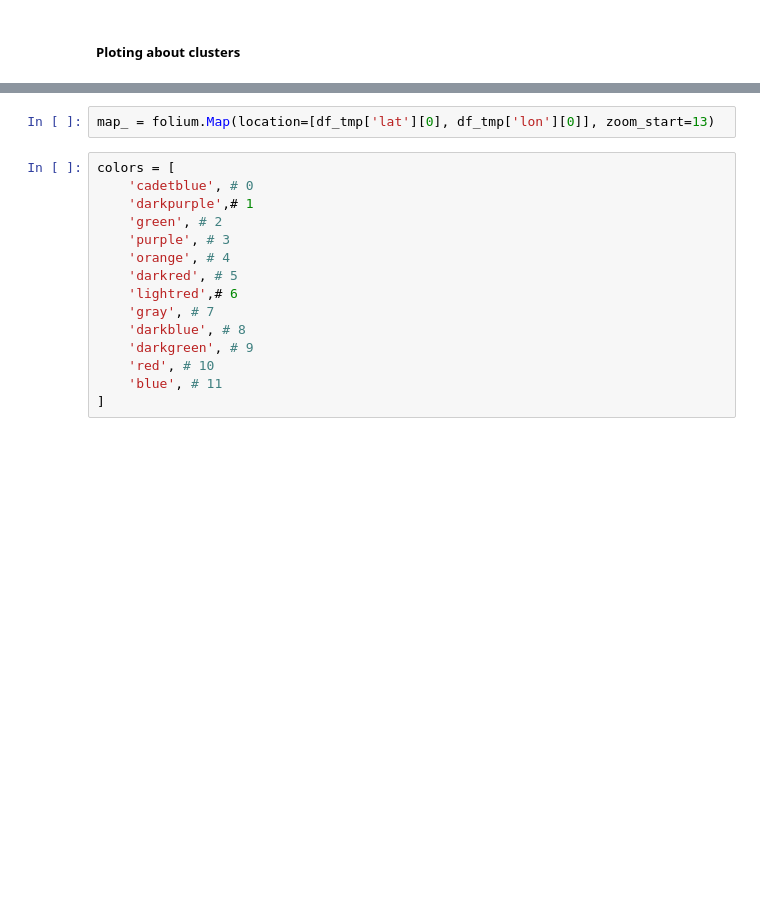
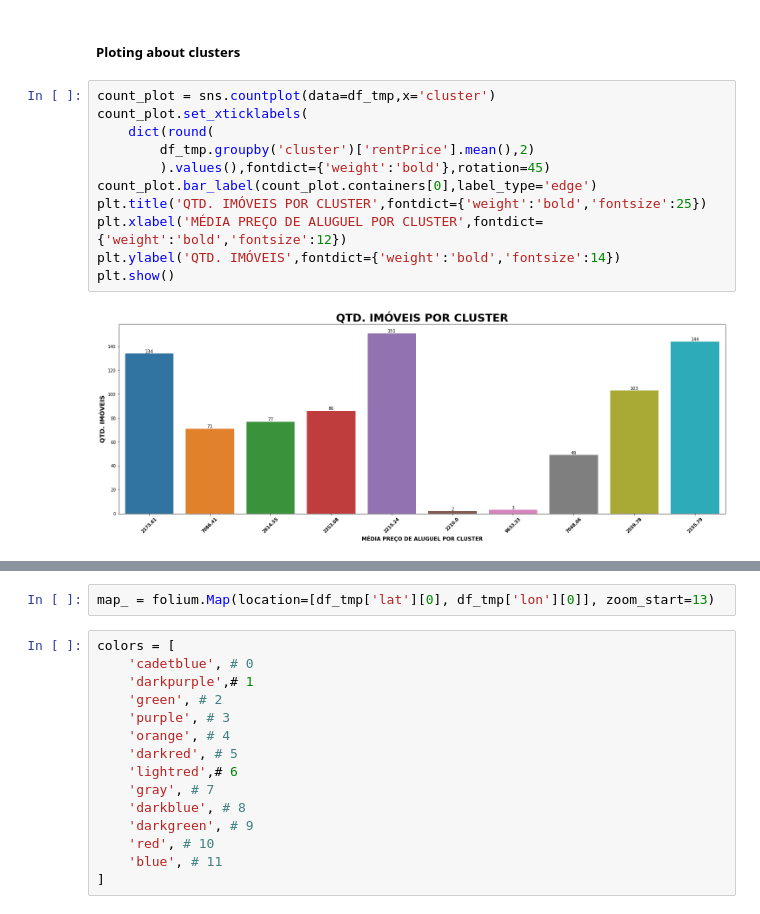
Before and after one commit to NophaieViscente/quintoAndar, a Jupyter notebook: code/clustering_data.ipynb, the cells around one changed output, grey strips where cells are left out. Drawn from its saved outputs; the diff is of its cells as text; blank space fills up the shorter version.

```diff
--- a/code/clustering_data.ipynb
+++ b/code/clustering_data.ipynb
@@ -194,2 +194,15 @@ N_cluster: 13, score: 0.08235712392241214
 # %% [markdown]
 ##### Ploting about clusters
+# %%
+count_plot = sns.countplot(data=df_tmp,x='cluster')
+count_plot.set_xticklabels(
+    dict(round(
+        df_tmp.groupby('cluster')['rentPrice'].mean(),2)
+        ).values(),fontdict={'weight':'bold'},rotation=45)
+count_plot.bar_label(count_plot.containers[0],label_type='edge')
+plt.title('QTD. IMÓVEIS POR CLUSTER',fontdict={'weight':'bold','fontsize':25})
+plt.xlabel('MÉDIA PREÇO DE ALUGUEL POR CLUSTER',fontdict={'weight':'bold','fontsize':12})
+plt.ylabel('QTD. IMÓVEIS',fontdict={'weight':'bold','fontsize':14})
+plt.show()
+# %% [output]
+[figure, added]
```
Also changed, not shown: parts of 6 cells of this notebook.
